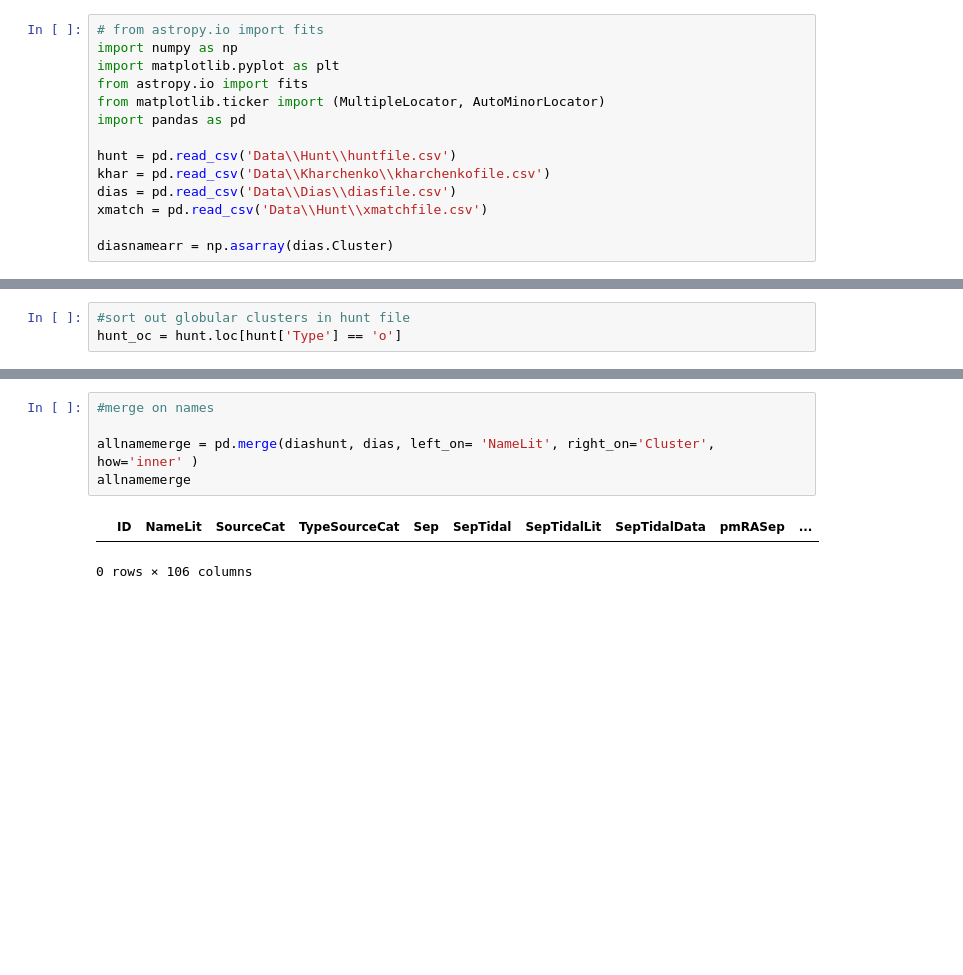
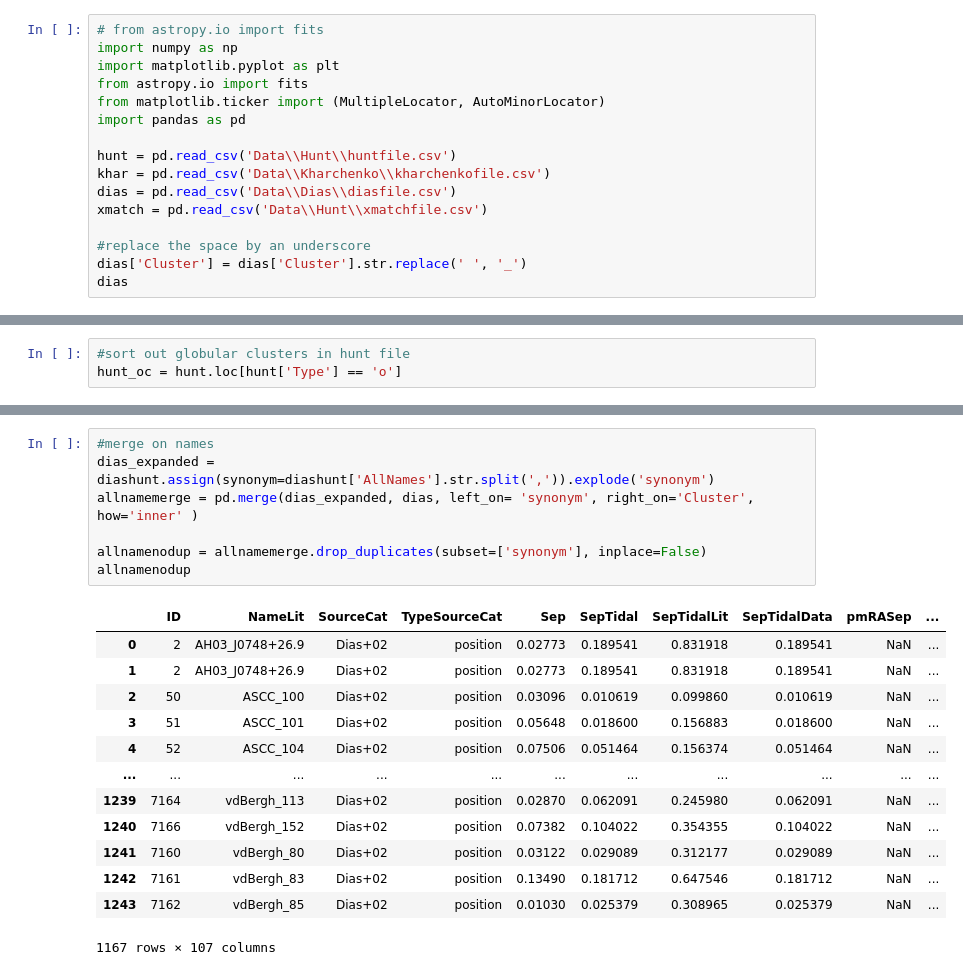
Before and after one commit to jpbatleidenuniv/BRP, a Jupyter notebook: Notebooks/HuntDias_notebook.ipynb, the cells around one changed output, grey strips where cells are left out. Drawn from its saved outputs; the diff is of its cells as text; blank space fills up the shorter version.

```diff
--- a/Notebooks/HuntDias_notebook.ipynb
+++ b/Notebooks/HuntDias_notebook.ipynb
@@ -11,4 +11,6 @@ khar = pd.read_csv('Data\\Kharchenko\\kharchenkofile.csv')
 dias = pd.read_csv('Data\\Dias\\diasfile.csv')
 xmatch = pd.read_csv('Data\\Hunt\\xmatchfile.csv')
 
-diasnamearr = np.asarray(dias.Cluster)
+#replace the space by an underscore
+dias['Cluster'] = dias['Cluster'].str.replace(' ', '_')
+dias
@@ -65,8 +89,21 @@ np.where(combonames == diasnamearr)
 # %%
 #merge on names
+dias_expanded = diashunt.assign(synonym=diashunt['AllNames'].str.split(',')).explode('synonym')
+allnamemerge = pd.merge(dias_expanded, dias, left_on= 'synonym', right_on='Cluster', how='inner' )
 
-allnamemerge = pd.merge(diashunt, dias, left_on= 'NameLit', right_on='Cluster', how='inner' )
-allnamemerge
+allnamenodup = allnamemerge.drop_duplicates(subset=['synonym'], inplace=False)
+allnamenodup
 # %% [output]
 |  | ID | NameLit | SourceCat | TypeSourceCat | Sep | SepTidal | SepTidalLit | SepTidalData | pmRASep | ... |
+| 0 | 2 | AH03_J0748+26.9 | Dias+02 | position | 0.02773 | 0.189541 | 0.831918 | 0.189541 | NaN | ... |
+| 1 | 2 | AH03_J0748+26.9 | Dias+02 | position | 0.02773 | 0.189541 | 0.831918 | 0.189541 | NaN | ... |
+| 2 | 50 | ASCC_100 | Dias+02 | position | 0.03096 | 0.010619 | 0.099860 | 0.010619 | NaN | ... |
+| 3 | 51 | ASCC_101 | Dias+02 | position | 0.05648 | 0.018600 | 0.156883 | 0.018600 | NaN | ... |
+| 4 | 52 | ASCC_104 | Dias+02 | position | 0.07506 | 0.051464 | 0.156374 | 0.051464 | NaN | ... |
+| ... | ... | ... | ... | ... | ... | ... | ... | ... | ... | ... |
+| 1239 | 7164 | vdBergh_113 | Dias+02 | position | 0.02870 | 0.062091 | 0.245980 | 0.062091 | NaN | ... |
+| 1240 | 7166 | vdBergh_152 | Dias+02 | position | 0.07382 | 0.104022 | 0.354355 | 0.104022 | NaN | ... |
+| 1241 | 7160 | vdBergh_80 | Dias+02 | position | 0.03122 | 0.029089 | 0.312177 | 0.029089 | NaN | ... |
+| 1242 | 7161 | vdBergh_83 | Dias+02 | position | 0.13490 | 0.181712 | 0.647546 | 0.181712 | NaN | ... |
+| 1243 | 7162 | vdBergh_85 | Dias+02 | position | 0.01030 | 0.025379 | 0.308965 | 0.025379 | NaN | ... |
-0 rows × 106 columns
+1167 rows × 107 columns
```
Also changed, not shown: parts of 2 cells of this notebook.
